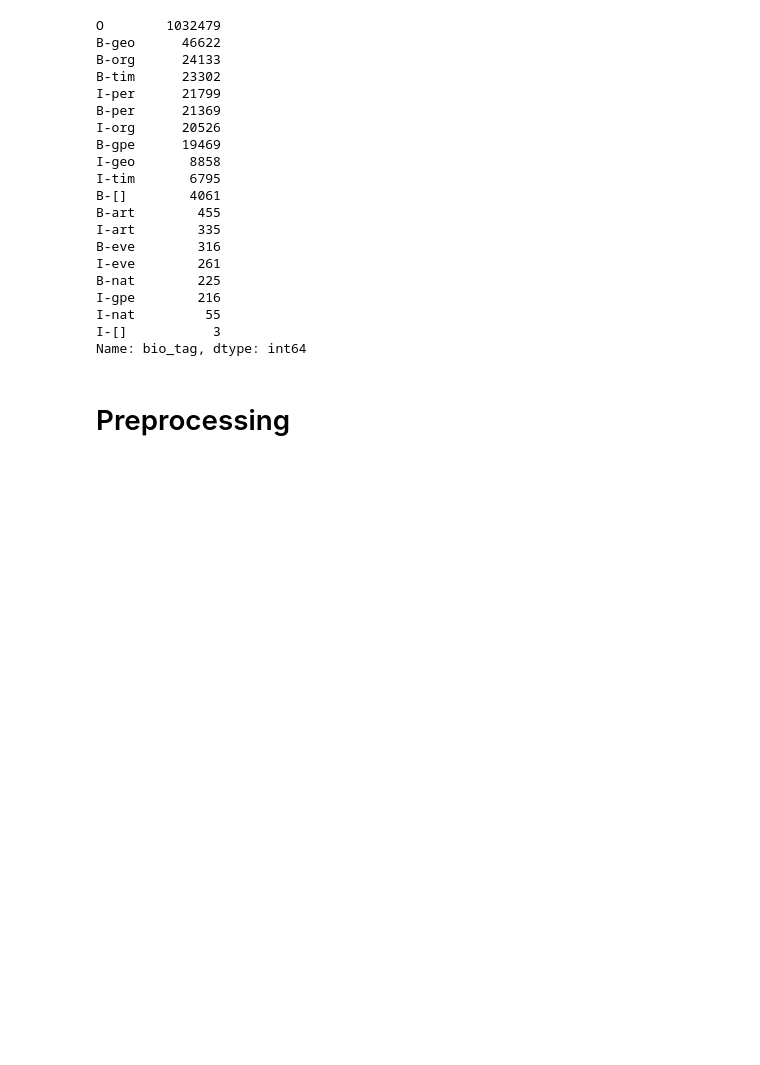
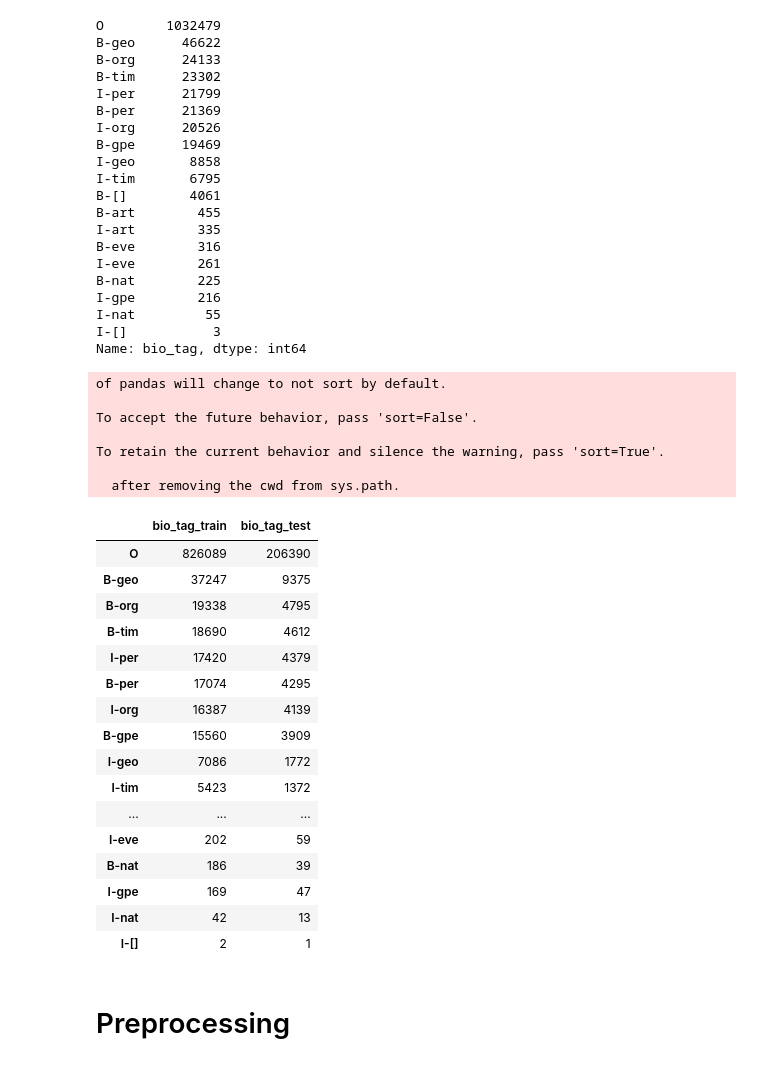
Before and after one commit to OlegBEZb/NLP_advanced_course, a Jupyter notebook: HW2/HW2_NER.ipynb, the cells around one changed output. Drawn from its saved outputs; the diff is of its cells as text; code cells hidden in the pictures; blank space fills up the shorter version.

```diff
--- a/HW2/HW2_NER.ipynb
+++ b/HW2/HW2_NER.ipynb
@@ -447,6 +444,37 @@ I-gpe        216
 I-nat         55
 I-[]           3
 Name: bio_tag, dtype: int64
+# %%
+train, test = train_test_split(voa_data, test_size = 0.2, shuffle=True, random_state=42)
+voa_train_test = pd.concat([train['bio_tag'].value_counts().rename('bio_tag_train'),
+                            test['bio_tag'].value_counts().rename('bio_tag_test')],
+                            axis=1)
+voa_train_test.sort_values(by='bio_tag_train', ascending=False)
+# %% [output]
+of pandas will change to not sort by default.
+
+To accept the future behavior, pass 'sort=False'.
+
+To retain the current behavior and silence the warning, pass 'sort=True'.
+
+  after removing the cwd from sys.path.
+|  | bio_tag_train | bio_tag_test |
+| O | 826089 | 206390 |
+| B-geo | 37247 | 9375 |
+| B-org | 19338 | 4795 |
+| B-tim | 18690 | 4612 |
+| I-per | 17420 | 4379 |
+| B-per | 17074 | 4295 |
+| I-org | 16387 | 4139 |
+| B-gpe | 15560 | 3909 |
+| I-geo | 7086 | 1772 |
+| I-tim | 5423 | 1372 |
+| ... | ... | ... |
+| I-eve | 202 | 59 |
+| B-nat | 186 | 39 |
+| I-gpe | 169 | 47 |
+| I-nat | 42 | 13 |
+| I-[] | 2 | 1 |
 # %% [markdown]
 # Preprocessing
 # %%
```
Also changed, not shown: parts of 7 cells of this notebook.
